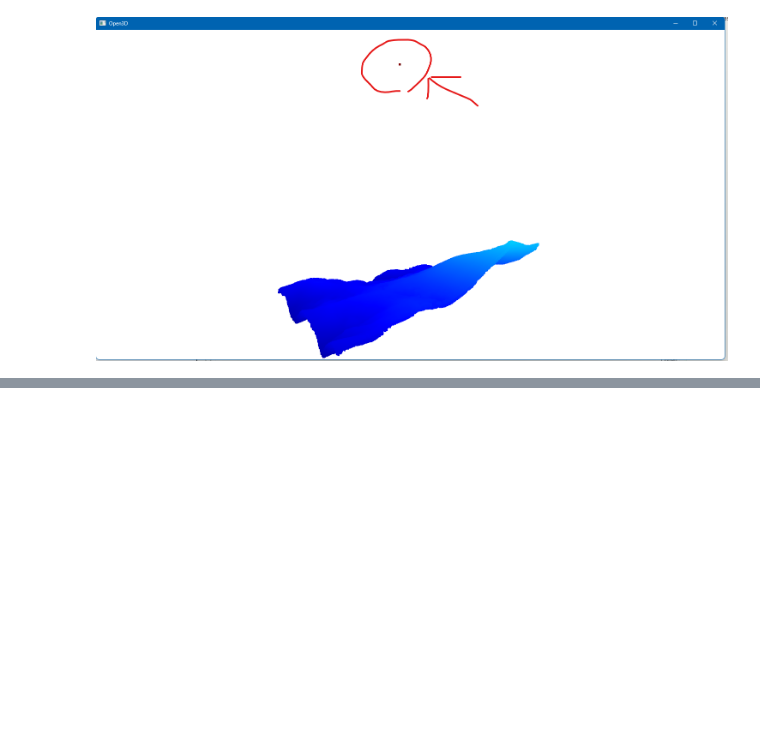
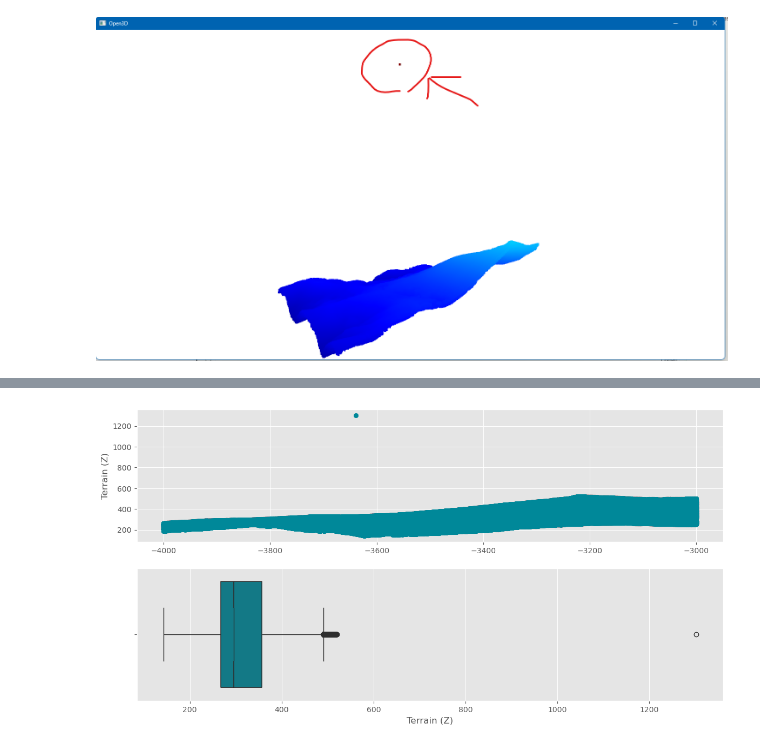
Before and after one commit to shingo405nagano/WriteZenn, a Jupyter notebook: notebooks/learn_lidar_session1_pdal.ipynb, the cells around one changed output, grey strips where cells are left out. Drawn from its saved outputs; the diff is of its cells as text; code cells hidden in the pictures; blank space fills up the shorter version.

```diff
--- a/notebooks/learn_lidar_session1_pdal.ipynb
+++ b/notebooks/learn_lidar_session1_pdal.ipynb
@@ -48,6 +61,7 @@ PDALをPythonの環境にインストールするには`Anaconda`を使用する
 ---
 # %%
 import json
+import os
 from pprint import pprint
 
 import geopandas as gpd
@@ -56,11 +70,12 @@ from matplotlib import pyplot as plt
 import numpy as np
 import pdal
 import pyproj
+import seaborn as sns
 import shapely
 import open3d
 plt.style.use('ggplot')
 
 
-FILE_PATH = "../datasets/01ID7913_org.las"
+IN_FILE_PATH = "../datasets/01ID7913_org.las"
 IN_EPSG = 'EPSG:6669'
 # %% [markdown]
@@ -188,7 +208,7 @@ sentence = \
         "pipeline": [
             {
                 'type': 'readers.las',
-                'filename': FILE_PATH,
+                'filename': IN_FILE_PATH,
                 # ここでSRSを指定
                 'default_srs': IN_SRS
             }
@@ -429,4 +302,0 @@ Red max: 0.9999847412109375
-# %%
-color_names = ['Red', 'Green', 'Blue']
-
-df[color_names] = df[color_names] / 2**16
@@ -510,9 +302,0 @@ pipeline.execute()
-# %%
-arys = pipeline.arrays
-df = pd.DataFrame(arys[0])
-geoms = gpd.points_from_xy(df['X'], df['Y'], df['Z'])
-gdf = gpd.GeoDataFrame(df, geometry=geoms, crs=IN_EPSG)
-
-print(f"shape: {gdf.shape}")
-print(f"class: {gdf['Classification'].unique()}")
-gdf.head()
@@ -560,0 +438,16 @@ cax.xaxis.set_ticks_position("bottom")
+# %%
+fig, ax = plt.subplots(nrows=2, figsize=(14, 7))
+
+ax[0].scatter(x=df['X'], y=df['Z'], c='#008899')
+ax[0].set_ylabel('Terrain (Z)')
+
+
+sns.boxplot(
+    x=df["Z"],
+    color='#008899',
+    notch=True,
+    ax=ax[1]
+)
+ax[1].set_xlabel('Terrain (Z)');
+# %% [output]
+[figure, added]
```
Also changed, not shown: parts of 59 cells of this notebook.
